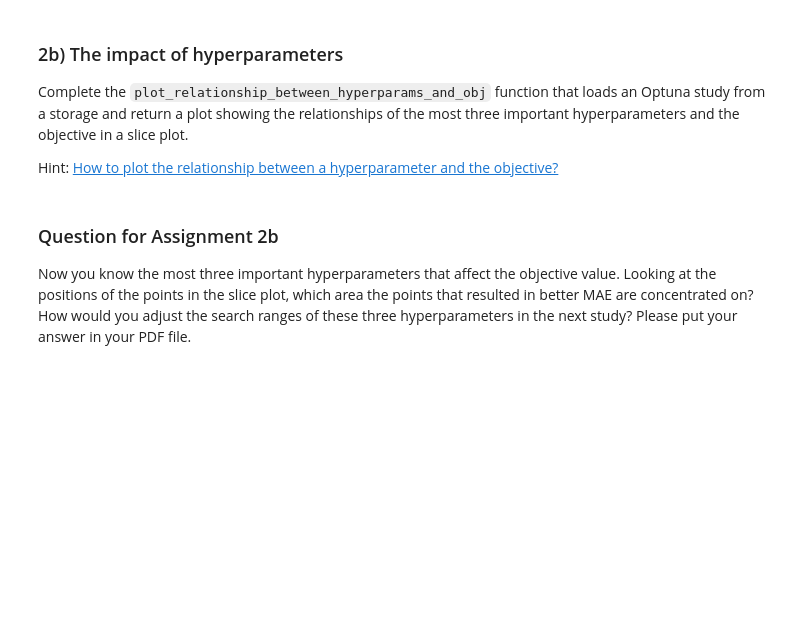
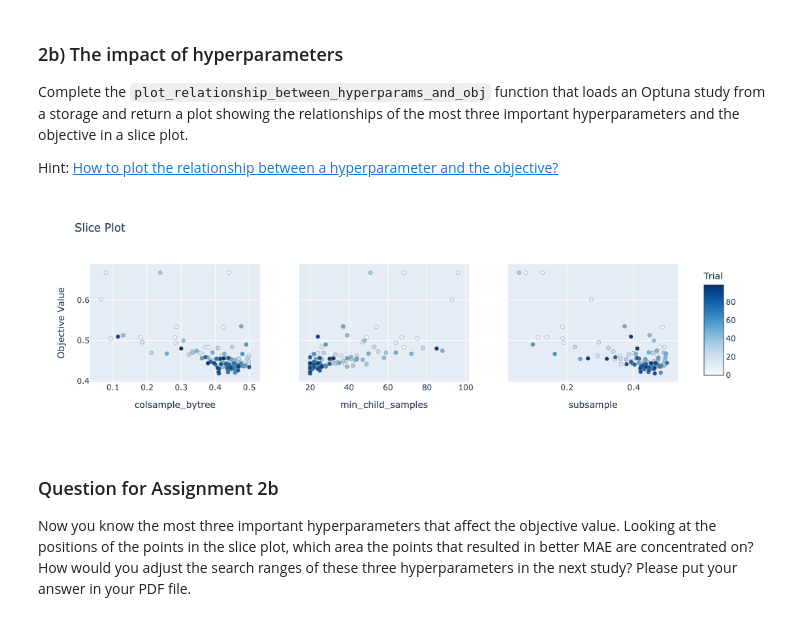
Before and after one commit to pavlovus/3_hpo, a Jupyter notebook: week3_assignments.ipynb, the cells around one changed output. Cells and saved outputs as stored; diff of their text form; code cells hidden in the pictures; blank space fills up the shorter version.

```diff
--- a/week3_assignments.ipynb
+++ b/week3_assignments.ipynb
@@ -241,7 +318,7 @@ Next, put the names of the three most important hyperparameters in to a list nam
 # %%
 # TODO: important_hyperparams = ...
 ### START CODE HERE
-raise NotImplementedError()
+important_hyperparams = ["subsample", "colsample_bytree", "min_child_samples"]
 ### END CODE HERE
 # %%
 assert isinstance(param_importance_fig_wine, plotly.graph_objs.Figure), "Incorrect importance plot"
@@ -254,20 +331,23 @@ Hint: [How to plot the relationship between a hyperparameter and the objective?]
 # %%
 def show_relationship_between_hyperparams_and_obj(study_name: str, storage: str, important_hyperparams: List[str]) -> plotly.graph_objs.Figure:
     """
     Plot the relationship between the hyperparameters and the objective function.
     Args:
         study_name: The name of the study.
         storage: The URI of the storage used to save the study history.
         important_hyperparams: A list of hyperparameters that are considered important.
     Returns:
         A plotly Figure object.
     """
     ### START CODE HERE
-    raise NotImplementedError()
+    study = optuna.load_study(study_name=study_name, storage=storage)
+    return optuna.visualization.plot_slice(study, params=important_hyperparams)
     ### END CODE HERE
 
 slice_fig_wine = show_relationship_between_hyperparams_and_obj(study_name=study_name_1, storage=storage, important_hyperparams=important_hyperparams)
 slice_fig_wine.show()
+# %% [output]
+[figure, added]
 # %%
 assert isinstance(slice_fig_wine, plotly.graph_objs.Figure), "Incorrect slice plot"
 # %% [markdown]
```
Also changed, not shown: parts of 22 cells of this notebook, 2 other files.
